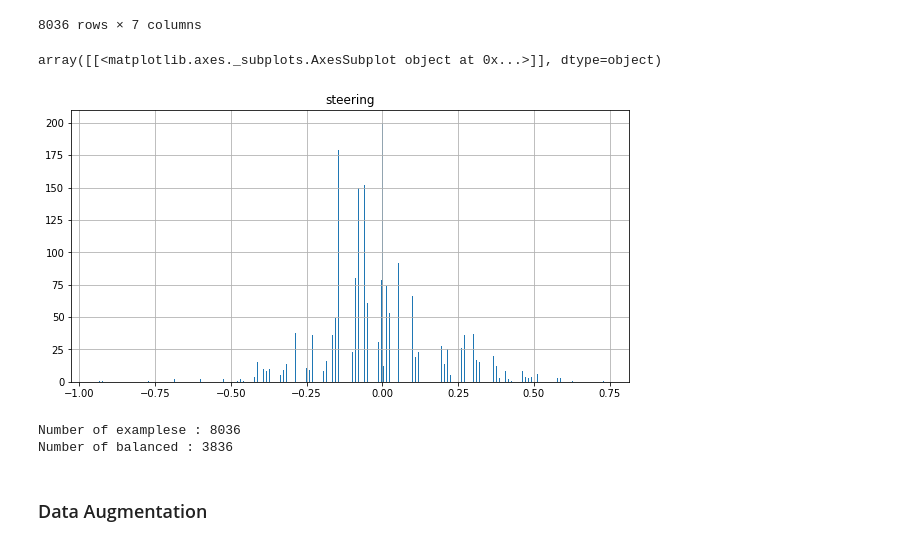
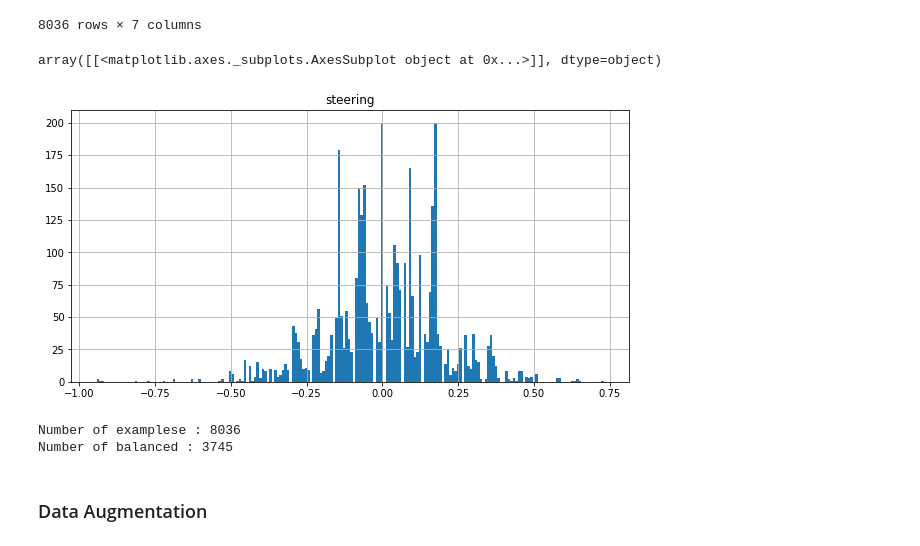
Before and after one commit to jaeoh2/self-driving-car-nd, a Jupyter notebook: CarND-Behavioral-Cloning-P3/Behavioral-Cloning.ipynb, the cells around one changed output. Drawn from its saved outputs; the diff is of its cells as text; code cells hidden in the pictures.

```diff
--- a/CarND-Behavioral-Cloning-P3/Behavioral-Cloning.ipynb
+++ b/CarND-Behavioral-Cloning-P3/Behavioral-Cloning.ipynb
@@ -73,7 +73,7 @@ df
 # %%
 #data balancing refer from https://navoshta.com/end-to-end-deep-learning/
 balanced = pd.DataFrame()
-bins = 1000
+bins = 200
 bin_n = 200
 
 start = 0
@@ -85,17 +85,17 @@ for end in np.linspace(0, 1, num=bins):
     start = end
 balanced.to_csv(Folder_path + 'driving_log_balanced.csv', index=False)
 # %%
-balanced.hist(column=['steering'], bins=1000, figsize=(10,5))
+balanced.hist(column=['steering'], bins=bins, figsize=(10,5))
 # %% [output]
 array([[<matplotlib.axes._subplots.AxesSubplot object at 0x...>]], dtype=object)
-[figure, old version]
+[figure, new version]
 # %%
 num_examples = len(df)
 num_balanced = len(balanced)
 print("Number of examplese : {}\nNumber of balanced : {}".format(num_examples, num_balanced))
 # %% [output]
 Number of examplese : 8036
-Number of balanced : 3836
+Number of balanced : 3745
 # %% [markdown]
 ### Data Augmentation
 # %%
```
Also changed, not shown: parts of 20 cells of this notebook, 2 other files.
